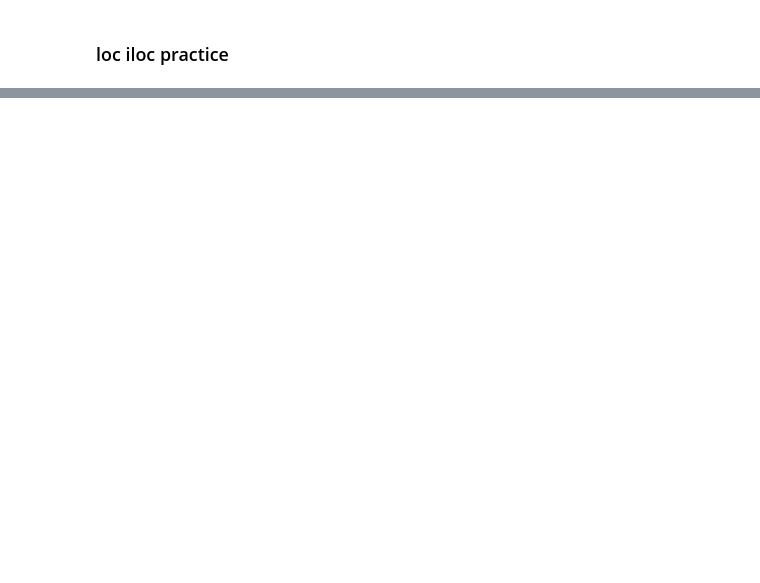
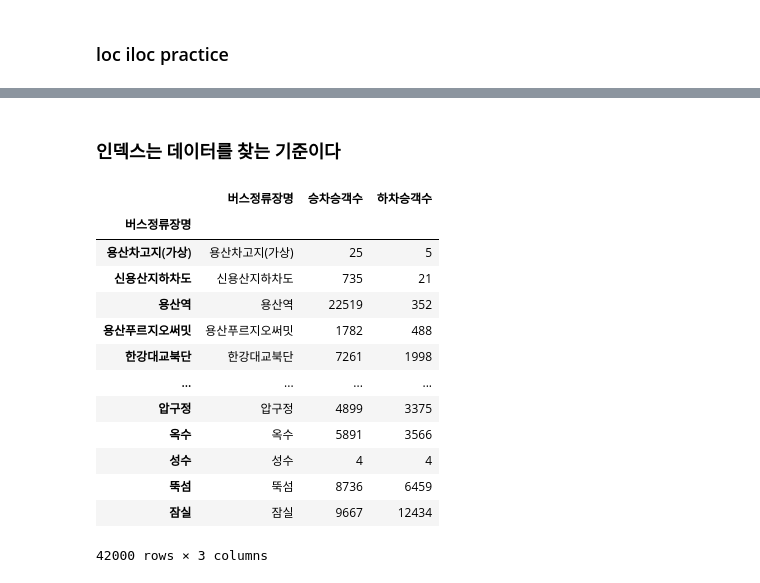
Before and after one commit to hslcrb/kw-competition-practice, a Jupyter notebook: 20260704-토요실습1.ipynb, the cells around one changed output, grey strips where cells are left out. Cells and saved outputs as stored; diff of their text form; code cells hidden in the pictures; blank space fills up the shorter version.

```diff
--- a/20260704-토요실습1.ipynb
+++ b/20260704-토요실습1.ipynb
@@ -143,0 +176,21 @@ bus_station
+# %% [markdown]
+### 인덱스는 데이터를 찾는 기준이다
+# %%
+boarding=bus_station[['버스정류장명','승차승객수','하차승객수']]         # 버스정류장명 승차승객수 하차승객수만 출력하고 boaring 이란 변수에 저장하고 그 변수를 출력
+boarding.index=boarding['버스정류장명']                                  # 그리고 그 변수의 인덱스는 버스정류장명으로 한다.
+boarding                                                                 # 그리고 그 변수를 출력
+# %% [output]
+|  | 버스정류장명 | 승차승객수 | 하차승객수 |
+| 버스정류장명 |  |  |  |
+| 용산차고지(가상) | 용산차고지(가상) | 25 | 5 |
+| 신용산지하차도 | 신용산지하차도 | 735 | 21 |
+| 용산역 | 용산역 | 22519 | 352 |
+| 용산푸르지오써밋 | 용산푸르지오써밋 | 1782 | 488 |
+| 한강대교북단 | 한강대교북단 | 7261 | 1998 |
+| ... | ... | ... | ... |
+| 압구정 | 압구정 | 4899 | 3375 |
+| 옥수 | 옥수 | 5891 | 3566 |
+| 성수 | 성수 | 4 | 4 |
+| 뚝섬 | 뚝섬 | 8736 | 6459 |
+| 잠실 | 잠실 | 9667 | 12434 |
+42000 rows × 3 columns
```
Also changed, not shown: parts of 15 cells of this notebook.
